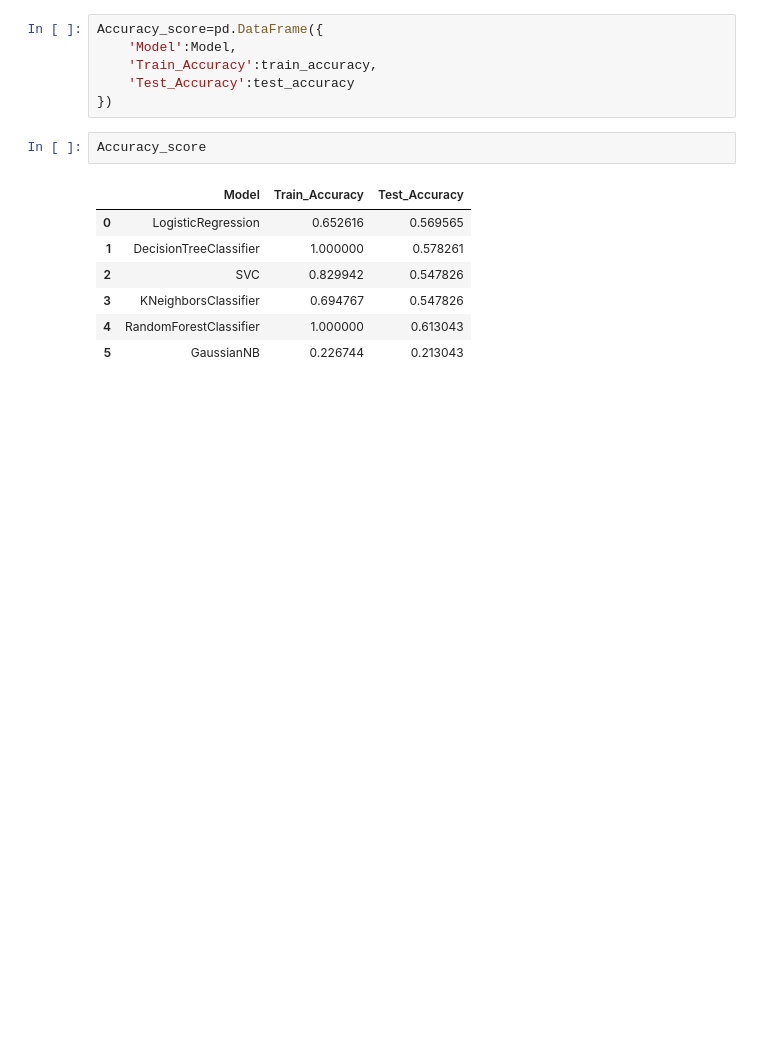
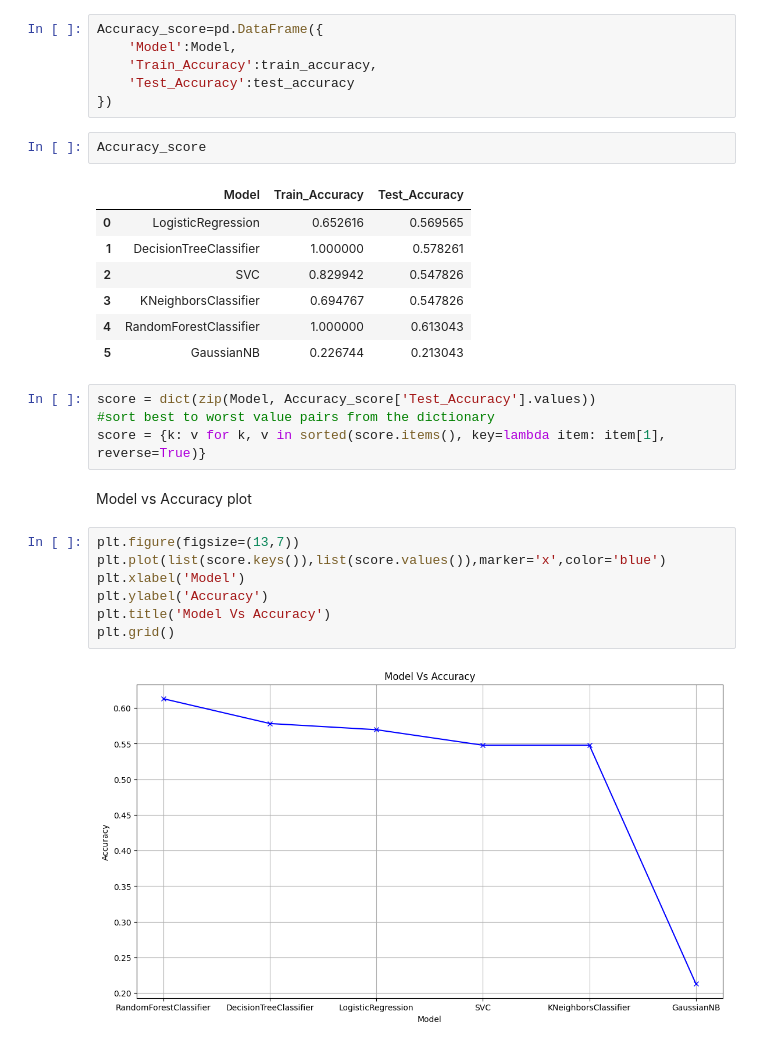
Before and after one commit to JoshOmondi/Heart_disease_DCI, a Jupyter notebook: Heart_Disease_UCI.ipynb, the cells around one changed output. Saved outputs shown, nothing was run; the diff lists cells and outputs as text; blank space fills up the shorter version.

Commit message:
model vs accuracy plot

```diff
--- a/Heart_Disease_UCI.ipynb
+++ b/Heart_Disease_UCI.ipynb
@@ -346,3 +348,18 @@ Accuracy_score
 | 3 | KNeighborsClassifier | 0.694767 | 0.547826 |
 | 4 | RandomForestClassifier | 1.000000 | 0.613043 |
 | 5 | GaussianNB | 0.226744 | 0.213043 |
+# %%
+score = dict(zip(Model, Accuracy_score['Test_Accuracy'].values))
+#sort best to worst value pairs from the dictionary
+score = {k: v for k, v in sorted(score.items(), key=lambda item: item[1], reverse=True)}
+# %% [markdown]
+Model vs Accuracy plot
+# %%
+plt.figure(figsize=(13,7))
+plt.plot(list(score.keys()),list(score.values()),marker='x',color='blue')
+plt.xlabel('Model')
+plt.ylabel('Accuracy')
+plt.title('Model Vs Accuracy')
+plt.grid()
+# %% [output]
+[figure, added]
```
Also changed, not shown: parts of 1 cell of this notebook.
